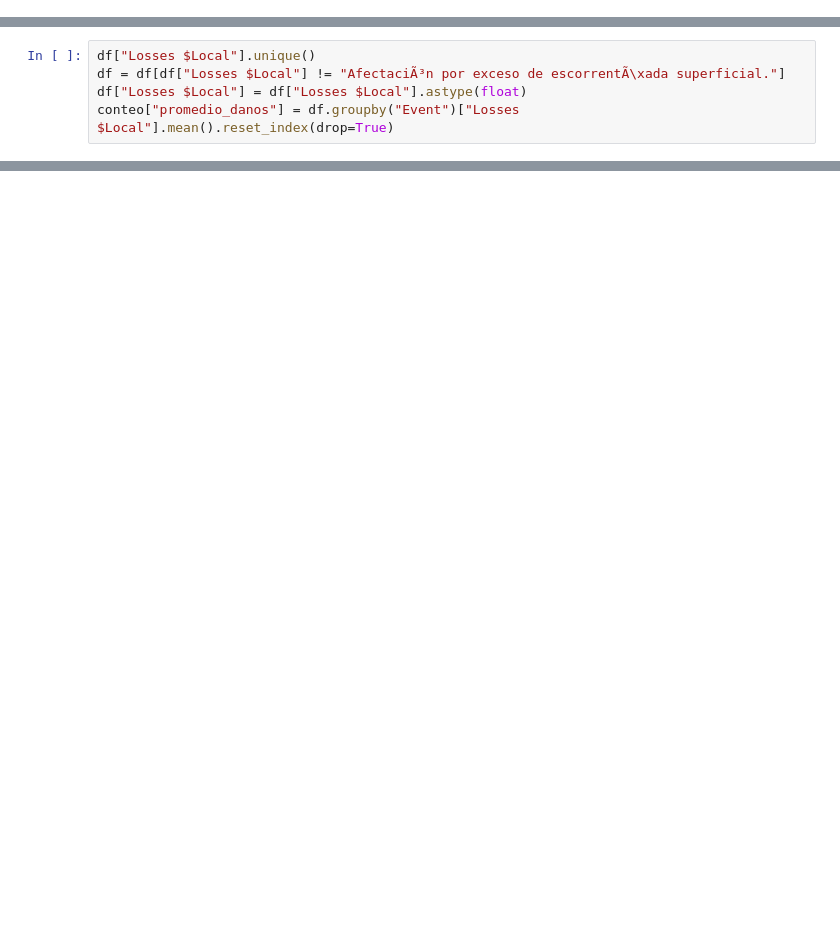
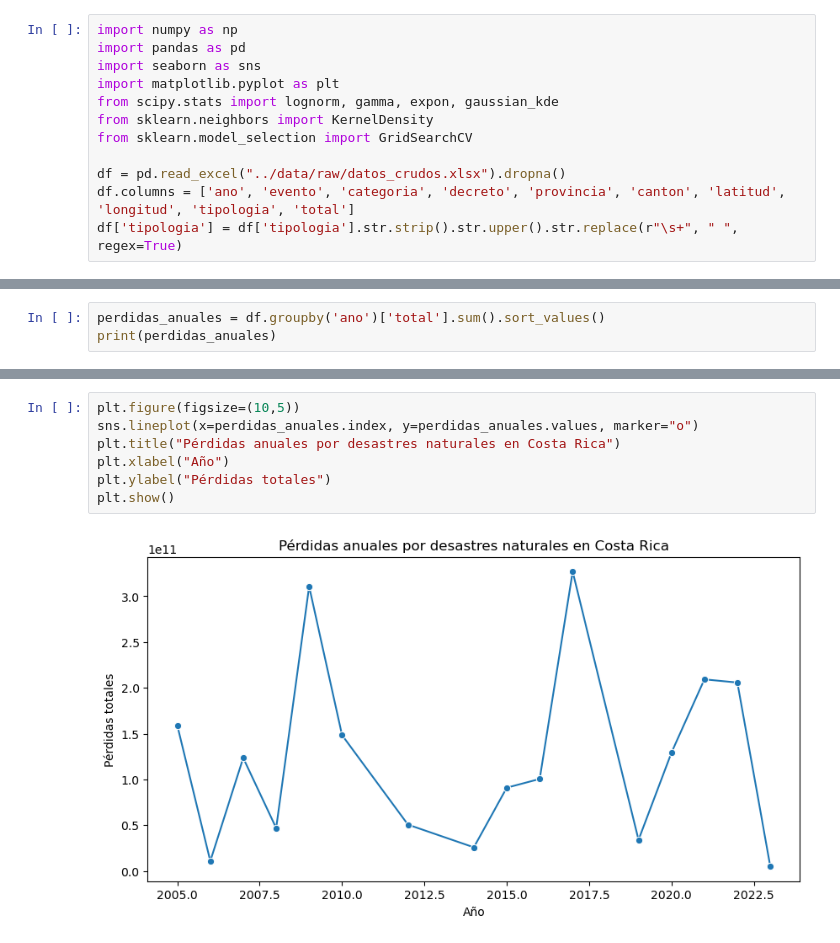
Before and after one commit to CA0307-II-2025/grupo-2, a Jupyter notebook: notebooks/0_analisis_exploratorio.ipynb, the cells around one changed output, grey strips where cells are left out. Cells and saved outputs as stored; diff of their text form; blank space fills up the shorter version.

Commit message:
feat: añade gráficos comparativos para la serie de tiempo y categorías, además de una estimación de densidad por kernels

```diff
--- a/notebooks/0_analisis_exploratorio.ipynb
+++ b/notebooks/0_analisis_exploratorio.ipynb
@@ -15 +1,13 @@ df = df.dropna(subset = ['Event', 'Losses $Local'])
+# %%
+import numpy as np
+import pandas as pd
+import seaborn as sns
+import matplotlib.pyplot as plt
+from scipy.stats import lognorm, gamma, expon, gaussian_kde
+from sklearn.neighbors import KernelDensity
+from sklearn.model_selection import GridSearchCV
+
+df = pd.read_excel("../data/raw/datos_crudos.xlsx").dropna()
+df.columns = ['ano', 'evento', 'categoria', 'decreto', 'provincia', 'canton', 'latitud', 'longitud', 'tipologia', 'total']
+df['tipologia'] = df['tipologia'].str.strip().str.upper().str.replace(r"\s+", " ", regex=True)
 # %%
@@ -50,5 +42,0 @@ conteo["frec_rel"] = conteo["count"] / conteo["count"].sum() * 100
-# %%
-df["Losses $Local"].unique()
-df = df[df["Losses $Local"] != "AfectaciÃ³n por exceso de escorrentÃ\xada superficial."]
-df["Losses $Local"] = df["Losses $Local"].astype(float)
-conteo["promedio_danos"] = df.groupby("Event")["Losses $Local"].mean().reset_index(drop=True)
@@ -90,0 +45,3 @@ plt.xticks(rotation=90)
+# %%
+perdidas_anuales = df.groupby('ano')['total'].sum().sort_values()
+print(perdidas_anuales)
@@ -90,0 +67,9 @@ plt.xticks(rotation=90)
+# %%
+plt.figure(figsize=(10,5))
+sns.lineplot(x=perdidas_anuales.index, y=perdidas_anuales.values, marker="o")
+plt.title("Pérdidas anuales por desastres naturales en Costa Rica")
+plt.xlabel("Año")
+plt.ylabel("Pérdidas totales")
+plt.show()
+# %% [output]
+[figure, added]
```
Also changed, not shown: parts of 31 cells of this notebook, 1 other file.
